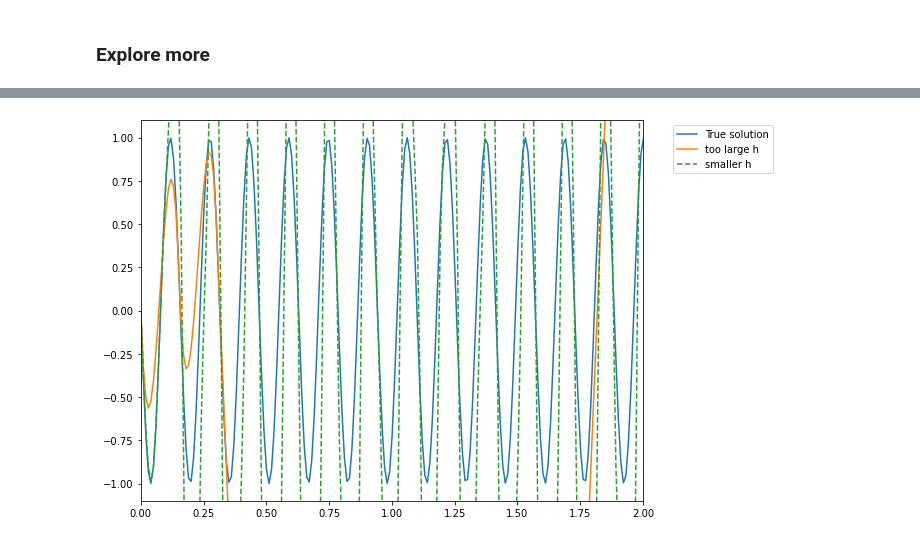
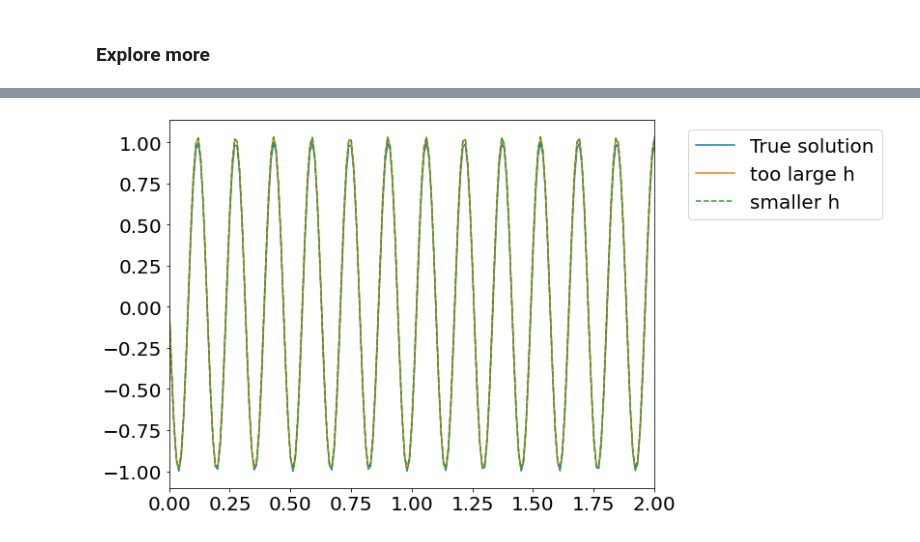
Before and after one commit to stephenbeckr/numerical-analysis-class, a Jupyter notebook: Demos/Ch5_AbsoluteStability.ipynb, the cells around one changed output, grey strips where cells are left out. Saved outputs shown, nothing was run; the diff lists cells and outputs as text; code cells hidden in the pictures.

```diff
--- a/Demos/Ch5_AbsoluteStability.ipynb
+++ b/Demos/Ch5_AbsoluteStability.ipynb
@@ -989,20 +990,20 @@ plt.show()
 # %%
-h   = .1
-h   = .15
+h   = .01
+# h   = .15
 # h   = .2
 tHist, wHist, y_interp1 = AdamsBashforth( f, tspan, y0, h=h,trueSolution=y_true,
                                               dense_output=True, steps=method)
-h   = .05
+h   = .01
 tHist, wHist, y_interp2 = AdamsBashforth( f, tspan, y0, h=h,trueSolution=y_true,
                                               dense_output=True, steps=method)
 
 plt.figure( figsize=(9,7))
 plt.plot( t, y_true(t), label='True solution')
 plt.plot( t, y_interp1(t), label='too large h')
 plt.plot( t, y_interp2(t), '--',label='smaller h')
 plt.legend(bbox_to_anchor=(1.05, 1), loc='upper left');
 plt.xlim(left=0,right=2) # For short-time, everything looks great
-plt.ylim((-1.1,1.1))
+# plt.ylim((-1.1,1.1))
 plt.show()
 # %% [output]
-[figure, old version]
+[figure, new version]
```
Also changed, not shown: parts of 19 cells of this notebook.
